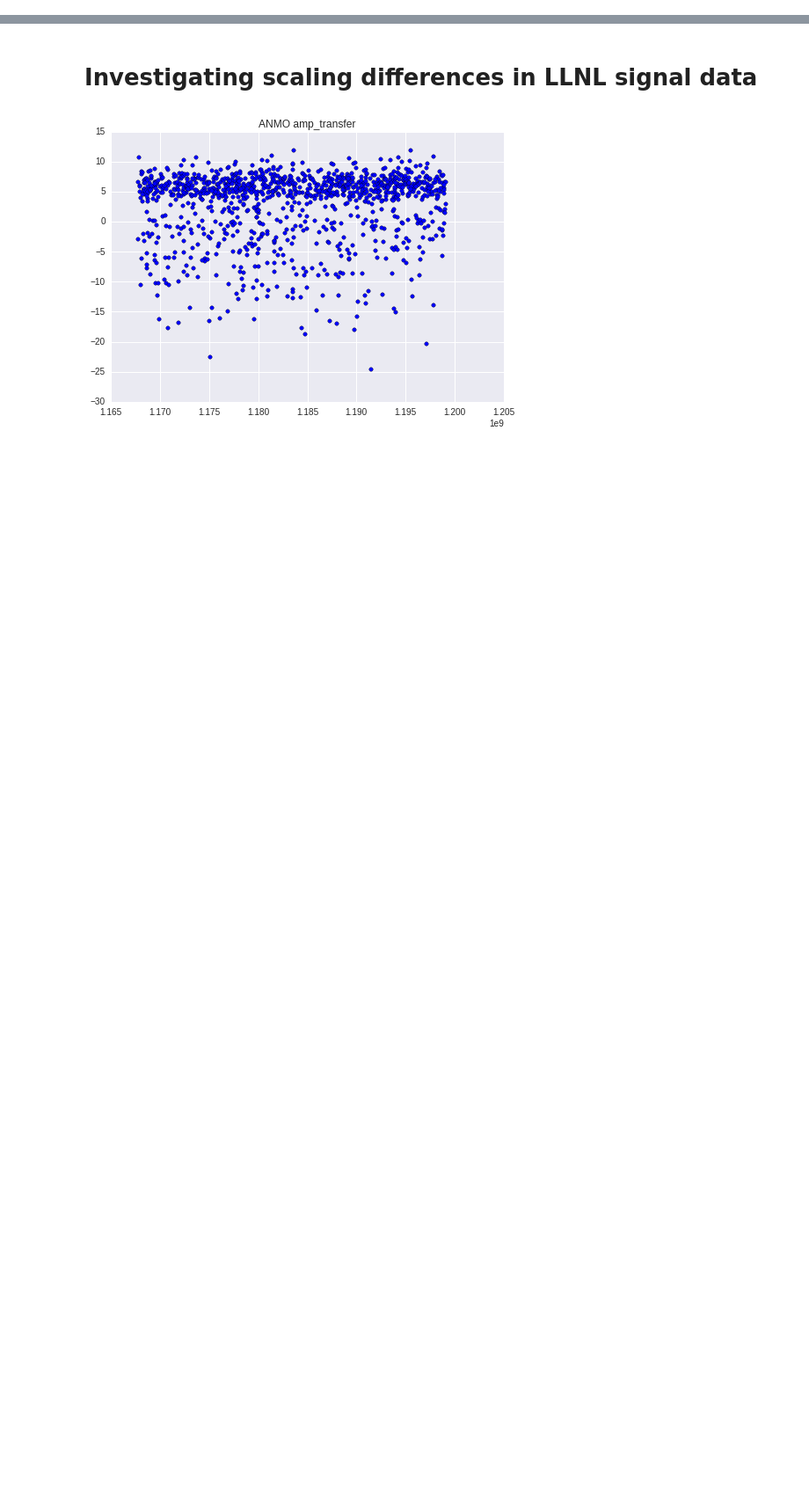
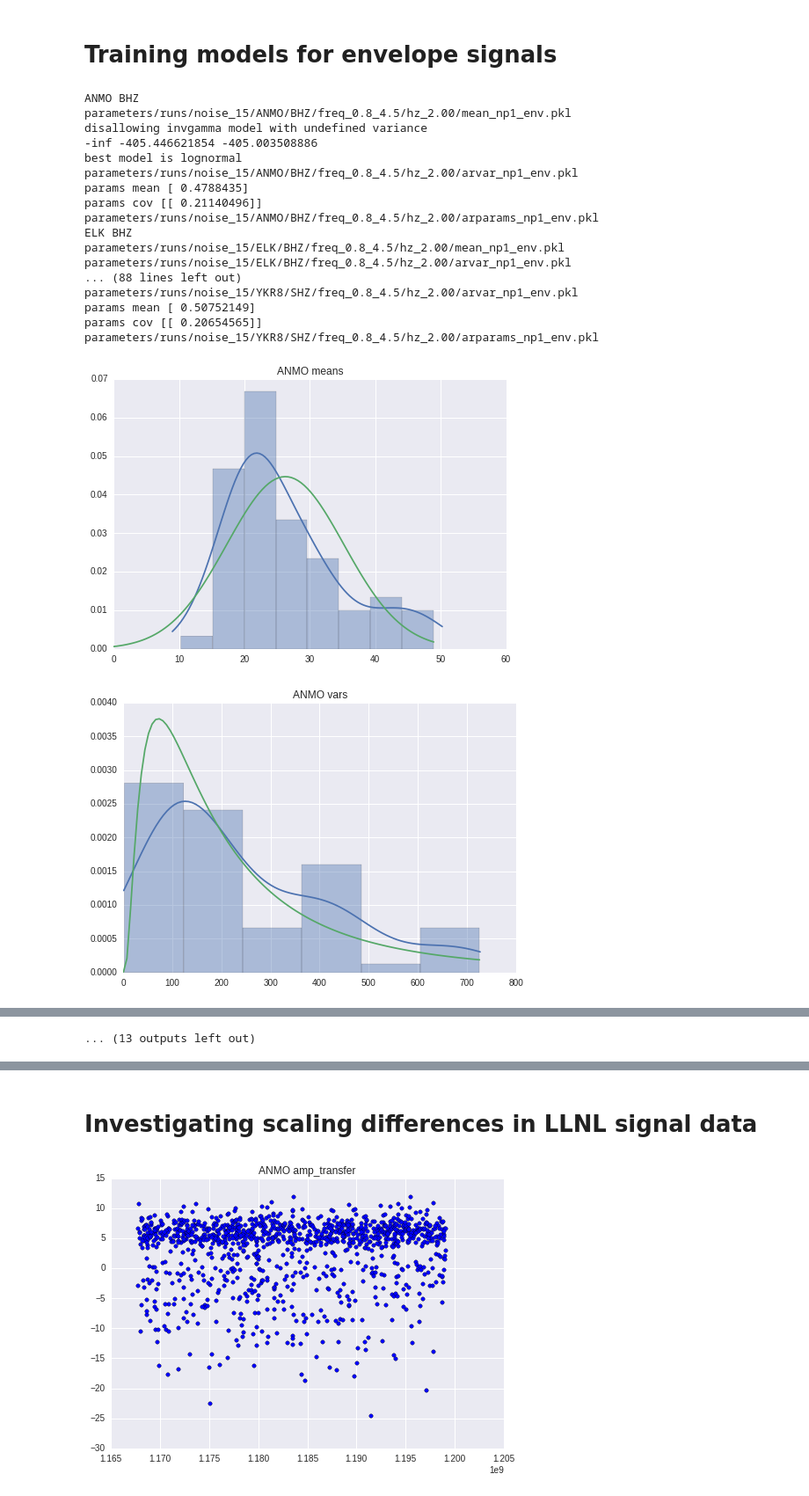
Before and after one commit to davmre/sigvisa, a Jupyter notebook: notebooks/thesis/training_station_noise_priors.ipynb, the cells around one changed output, grey strips where cells are left out. Shown at 88% size. Drawn from its saved outputs; the diff is of its cells as text; code cells hidden in the pictures; blank space fills up the shorter version.

```diff
--- a/notebooks/thesis/training_station_noise_priors.ipynb
+++ b/notebooks/thesis/training_station_noise_priors.ipynb
@@ -190,3 +194,74 @@ def train_noise_mean_priors(runid, sta, band, hz, env,
                      training_ll=0.0, require_human_approved=False, max_acost=0.0, n_evids=nfits,
                      min_amp=0.0, elapsed=0.0, hyperparams=repr((mean_params, param_cov)))
         print param_fname
+# %% [markdown]
+# Training models for envelope signals
+# %%
+
+
+sites="ANMO,ELK,ILAR,KDAK,NEW,NVAR,PDAR,PFO,TXAR,ULM,YBH,YKA".split(",")
+band="freq_0.8_4.5"
+hz=2
+env=True
+llnl=True
+for site in sites:
+    sta = Sigvisa().get_default_sta(site)
+    chan = Sigvisa().default_vertical_channel[sta]
+    print sta, chan
+    if chan=="sz":
+        chan="SHZ"
+    if chan=="bz":
+        chan="BHZ"
+
+    #if sta=="NEW":
+    #    cutoff = 50
+    #else:
+    #    cutoff = None
+
+    std_cutoff = None
+    if sta=="NV01":
+        std_cutoff = 200.0
+    elif sta=="PFO":
+        std_cutoff=20.0
+    elif sta=="YBH":
+        std_cutoff=10.0
+    elif sta=="TX01":
+        std_cutoff=20.0
+    elif sta=="PD31":
+        std_cutoff=100.0
+    elif sta=="IL31":
+        std_cutoff=25.0
+    elif sta=="ANMO":
+        std_cutoff=30.0
+    elif sta=="IL31":
+        std_cutoff=25.0
+    elif sta=="ELK":
+        std_cutoff=12.0
+    #else:
+
+    cutoff=None
+    low_cutoff=None
+
+    train_noise_mean_priors(runid=15, sta=sta, band="freq_0.8_4.5", chan=chan, hz=hz,
+                            env=env, mean_upper_cutoff=cutoff, std_upper_cutoff=std_cutoff,
+                            mean_lower_cutoff=low_cutoff, dummy=False)
+# %% [output]
+ANMO BHZ
+parameters/runs/noise_15/ANMO/BHZ/freq_0.8_4.5/hz_2.00/mean_np1_env.pkl
+disallowing invgamma model with undefined variance
+-inf -405.446621854 -405.003508886
+best model is lognormal
+parameters/runs/noise_15/ANMO/BHZ/freq_0.8_4.5/hz_2.00/arvar_np1_env.pkl
+params mean [ 0.4788435]
+params cov [[ 0.21140496]]
+parameters/runs/noise_15/ANMO/BHZ/freq_0.8_4.5/hz_2.00/arparams_np1_env.pkl
+ELK BHZ
+parameters/runs/noise_15/ELK/BHZ/freq_0.8_4.5/hz_2.00/mean_np1_env.pkl
+parameters/runs/noise_15/ELK/BHZ/freq_0.8_4.5/hz_2.00/arvar_np1_env.pkl
+... (88 lines left out)
+parameters/runs/noise_15/YKR8/SHZ/freq_0.8_4.5/hz_2.00/arvar_np1_env.pkl
+params mean [ 0.50752149]
+params cov [[ 0.20654565]]
+parameters/runs/noise_15/YKR8/SHZ/freq_0.8_4.5/hz_2.00/arparams_np1_env.pkl
+[figure, added]
+[figure, added]
@@ -192,0 +277 @@ def train_noise_mean_priors(runid, sta, band, hz, env,
+... (13 outputs left out)
```
Also changed, not shown: parts of 4 cells of this notebook, 28 other files.
